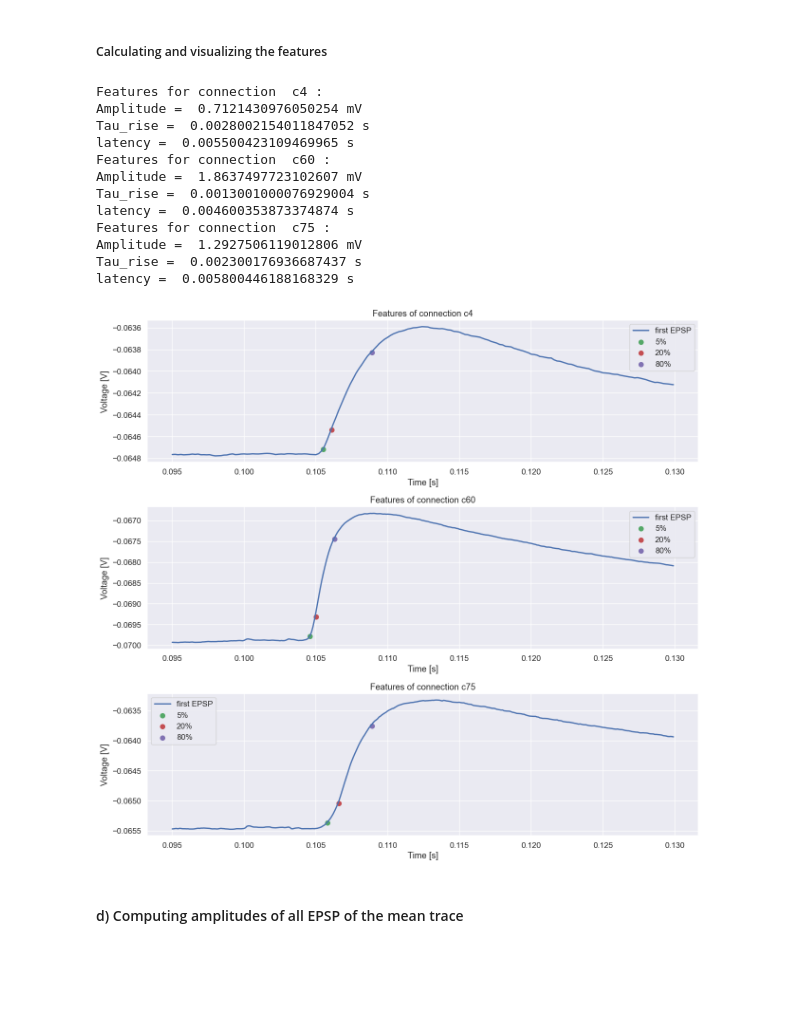
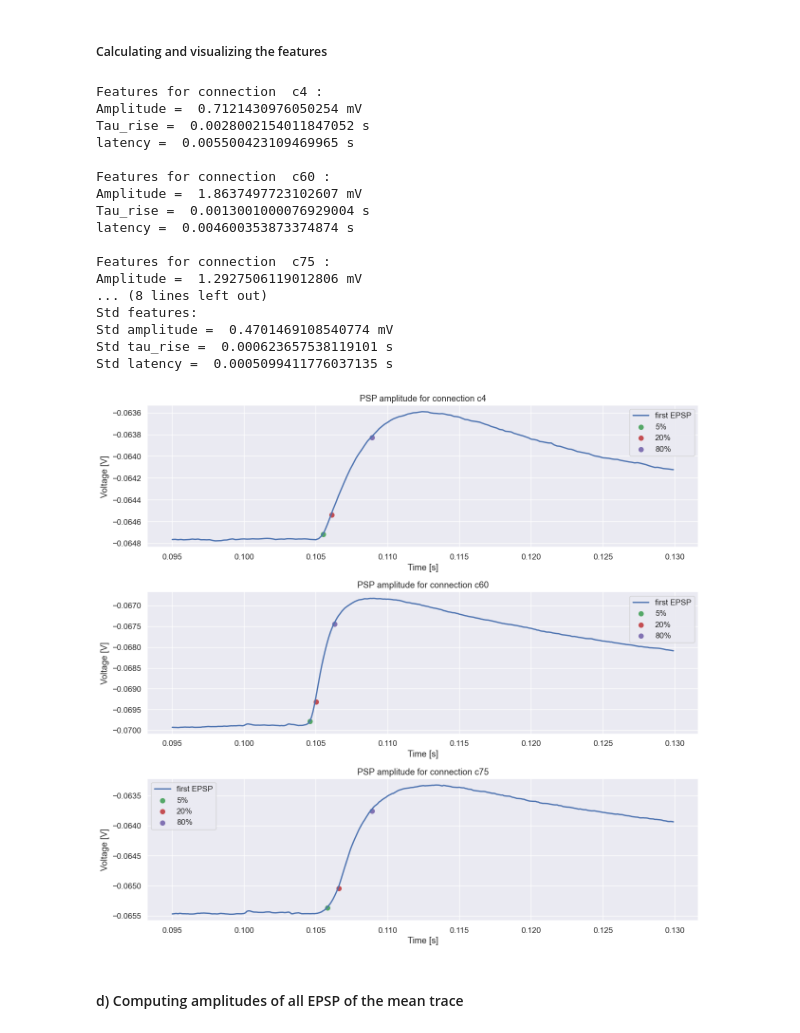
Before and after one commit to ejayromero/biophysics-NX-450, a Jupyter notebook: Week_8/Week8_HomeWork.ipynb, the cells around one changed output. Cells and saved outputs as stored; diff of their text form; code cells hidden in the pictures; blank space fills up the shorter version.

```diff
--- a/Week_8/Week8_HomeWork.ipynb
+++ b/Week_8/Week8_HomeWork.ipynb
@@ -113,27 +113,31 @@ def tracing(data):
     traces = np.array(traces)
 
     mean_trace = np.mean(traces, axis=0)
-    return traces, mean_trace
+    std_trace = np.std(traces, axis=0)
+    return traces, mean_trace, std_trace
 
-def plot_trace(ax, mean_trace, traces,c_type):
+def plot_trace(ax, mean_trace, traces, std_trace, c_type):
     """plot the sweeps and the mean voltage trace"""
 
     for trace in traces:
         ax.plot(trace, "b--")
 
     ax.plot(mean_trace, "r")
+    ax.fill_between(np.arange(len(mean_trace)), mean_trace - std_trace, mean_trace + std_trace, alpha=0.3, color ='r')
     ax.set_title(f"Sweep and Mean voltage trace of connection {c_type}")
     ax.set_ylabel('V (V)')
     ax.set_xlabel('time (ms)')
 # %%
 traces = []
 mean_traces = []
+std_traces = []
 fig, axes = plt.subplots(3, 1, figsize=(13, 12))
 axs = axes.flatten()
 for data, c_type, ax in zip(datas, c_types, axs):
-    trace, mean_trace = tracing(data)
+    trace, mean_trace, std_trace = tracing(data)
     traces.append(trace)
     mean_traces.append(mean_trace)
-    plot_trace(ax, mean_trace, trace, c_type)
+    std_traces.append(std_trace)
+    plot_trace(ax, mean_trace, trace, std_trace, c_type)
 plt.tight_layout()
 # %% [output]
@@ -164,7 +168,7 @@ def extract_EPSP_features(psp_trace, psp_time, stimulation_time):
     -------
     psp_percent : dictionary with psp amplitudes at 5%, 20% and 80% of the amplitude
     times : dictionary with psp times at 5%, 20% and 80% of the amplitude
-    amplitude : mplitude of the first EPSP computed as the difference between the 20 and the 80 % of rise
+    amplitude : amplitude of the first EPSP computed as the difference between the 20 and the 80 % of rise
     tau_rise : distance between the time of 20% and 80% of the rise of the EPSP [s]
     latency : time between the AP of the presynaptic cell and 5% amplitude rise of the EPSP [s]
     """
@@ -229,12 +233,12 @@ def plot_features(ax, c_type, psp_trace, psp_time, psp_percent, psp_times, ampli
     ax.scatter(psp_times["eighty"], psp_percent["eighty"], c="m", label="80%")
     ax.set_xlabel("Time [s]")
     ax.set_ylabel("Voltage [V]")
-    ax.set_title(f"Features of connection {c_type}")
+    ax.set_title(f"PSP amplitude for connection {c_type}")
     ax.legend()
     print("Features for connection ", c_type, ":")
     print("Amplitude = ", np.abs(amplitude*1000.0), "mV")
     print("Tau_rise = ", tau_rise, "s")
-    print("latency = ", latency, "s")
+    print("latency = ", latency, "s \n")
 # %%
 stimulation_time = time[stimulation_indices[0]]
 
@@ -251,36 +255,61 @@ plt.rcParams['lines.markersize'] = 7
 plt.rcParams['lines.linewidth'] = 2
 fig, axes = plt.subplots(3, 1, figsize=(13, 12))
 axs = axes.flatten()
 for mean_trace, ax, c_type in zip(mean_traces, axs, c_types):
     # getting features
     psp_trace, psp_tim, psp_percent, psp_tims, amplitude, tau_rise, latency = extraction(mean_trace, time, stimulation_indices)
     # stocking features
     amplitudes.append(amplitude)
     tau_rises.append(tau_rise)
     latencies.append(latency)
     psp_traces.append(psp_trace)
     psp_time.append(psp_tim)
     psp_percents.append(psp_percent)
     psp_times.append(psp_tims)
     # plot features of each c_type
     plot_features(ax, c_type, psp_trace, psp_tim, psp_percent, psp_tims, amplitude, tau_rise, latency)
 
 plt.tight_layout()
+
+
+# mean features
+mean_amplitudes = np.mean(amplitudes)
+mean_tau_rises = np.mean(tau_rises)
+mean_latencies = np.mean(latencies)
+print("Mean features:")
+print("Mean amplitude = ", np.abs(mean_amplitudes*1000.0), "mV")
+print("Mean tau_rise = ", mean_tau_rises, "s")
+print("Mean latency = ", mean_latencies, "s \n")
+
+# std features
+std_amplitudes = np.std(amplitudes)
+std_tau_rises = np.std(tau_rises)
+std_latencies = np.std(latencies)
+print("Std features:")
+print("Std amplitude = ", np.abs(std_amplitudes*1000.0), "mV")
+print("Std tau_rise = ", std_tau_rises, "s")
+print("Std latency = ", std_latencies, "s")
+
 plt.show()
 # %% [output]
 Features for connection  c4 :
 Amplitude =  0.7121430976050254 mV
 Tau_rise =  0.0028002154011847052 s
 latency =  0.005500423109469965 s
+
 Features for connection  c60 :
 Amplitude =  1.8637497723102607 mV
 Tau_rise =  0.0013001000076929004 s
 latency =  0.004600353873374874 s
+
 Features for connection  c75 :
 Amplitude =  1.2927506119012806 mV
-Tau_rise =  0.002300176936687437 s
-latency =  0.005800446188168329 s
+... (8 lines left out)
+Std features:
+Std amplitude =  0.4701469108540774 mV
+Std tau_rise =  0.000623657538119101 s
+Std latency =  0.0005099411776037135 s
-[figure, old version]
+[figure, new version]
 # %% [markdown]
 #### d) Computing amplitudes of all EPSP of the mean trace
 # %%
```
Also changed, not shown: parts of 8 cells of this notebook.
